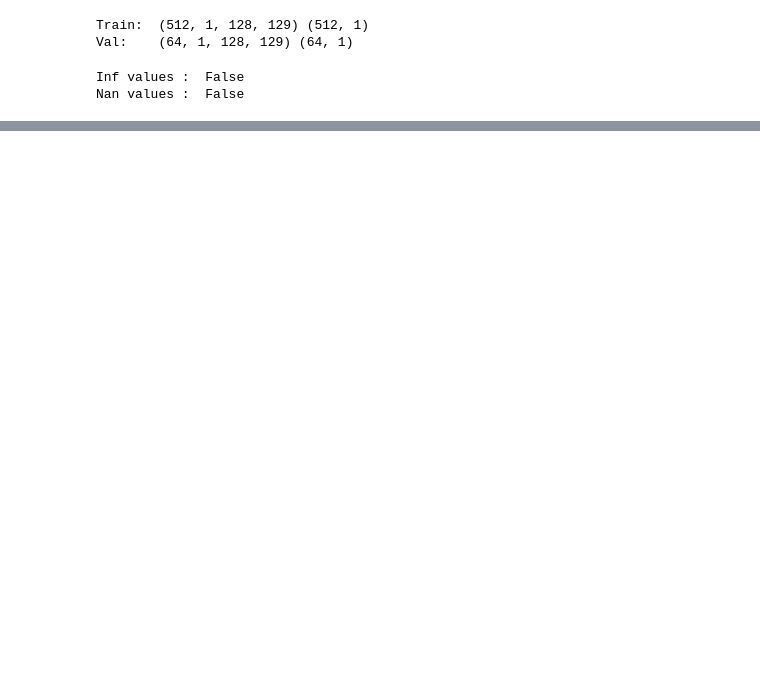
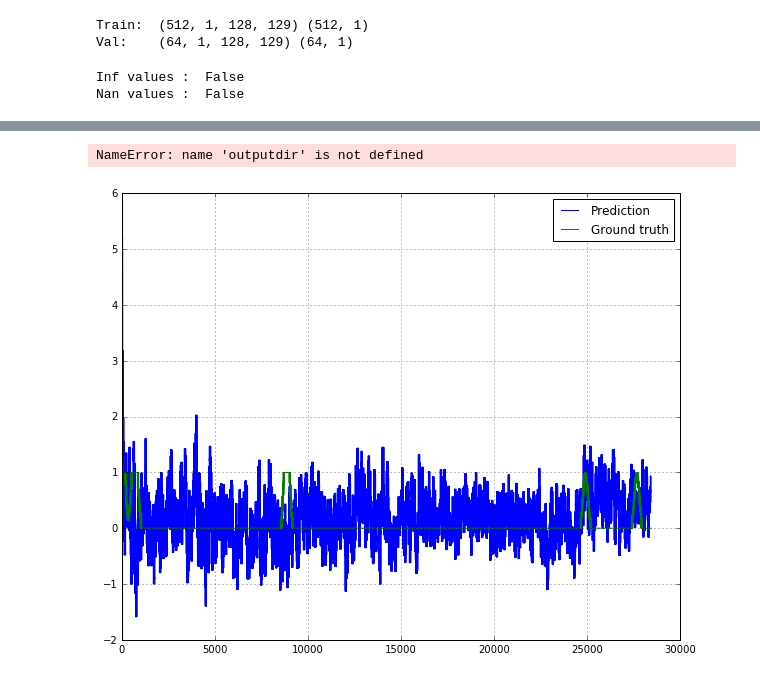
Before and after one commit to jarey/cnn-music-structure, a Jupyter notebook: src/keras_net_dev.ipynb, the cells around one changed output, grey strips where cells are left out. Saved outputs shown, nothing was run; the diff lists cells and outputs as text; code cells hidden in the pictures; blank space fills up the shorter version.

```diff
--- a/src/keras_net_dev.ipynb
+++ b/src/keras_net_dev.ipynb
@@ -232,14 +244,14 @@ history = LossHistory()
 
 model.reset_states()
 
-model.fit(
+hist = model.fit(
     X_train, y_train,
     batch_size=32,
     nb_epoch=1,
     show_accuracy=True,
     verbose=1,
     callbacks=[checkpointer, history],
-    validation_data=(X_val, y_val)xlab
+    validation_data=(X_val, y_val)
     )
 # %% [output]
 Train on 512 samples, validate on 64 samples
@@ -283,0 +414,36 @@ plt.plot(range(100))
+# %%
+batch_size = 32
+
+# TEST MODEL ###############################################################
+test_batch_gen = DataGenerator(
+    test,
+    batch_size=batch_size,
+    shuffle=False,
+    seed=None
+    )
+
+n_batches = int(math.ceil(test['yshape'][0]/float(batch_size)))
+y_pred = np.zeros((n_batches*batch_size, 1))
+y_true = np.zeros((n_batches*batch_size, 1))
+i_start = 0
+for iBatch in xrange(n_batches):
+    bX, by = test_batch_gen.next()
+    n_batch = bX.shape[0]
+    y_pred[i_start:i_start+n_batch] = np.array(model.predict_on_batch(bX))
+    y_true[i_start:i_start+n_batch] = by[:]
+    i_start += n_batch
+
+plt.figure(3)
+plt.plot(y_pred, label="Prediction")
+plt.plot(y_true, label="Ground truth")
+plt.grid()
+plt.legend()
+plt.savefig(
+    os.path.abspath(os.path.join(outputdir, 'test.pdf')),
+    bbox_inches='tight'
+    )
+
+plt.show()
+# %% [output]
+NameError: name 'outputdir' is not defined
+[figure, added]
```
Also changed, not shown: parts of 18 cells of this notebook.
